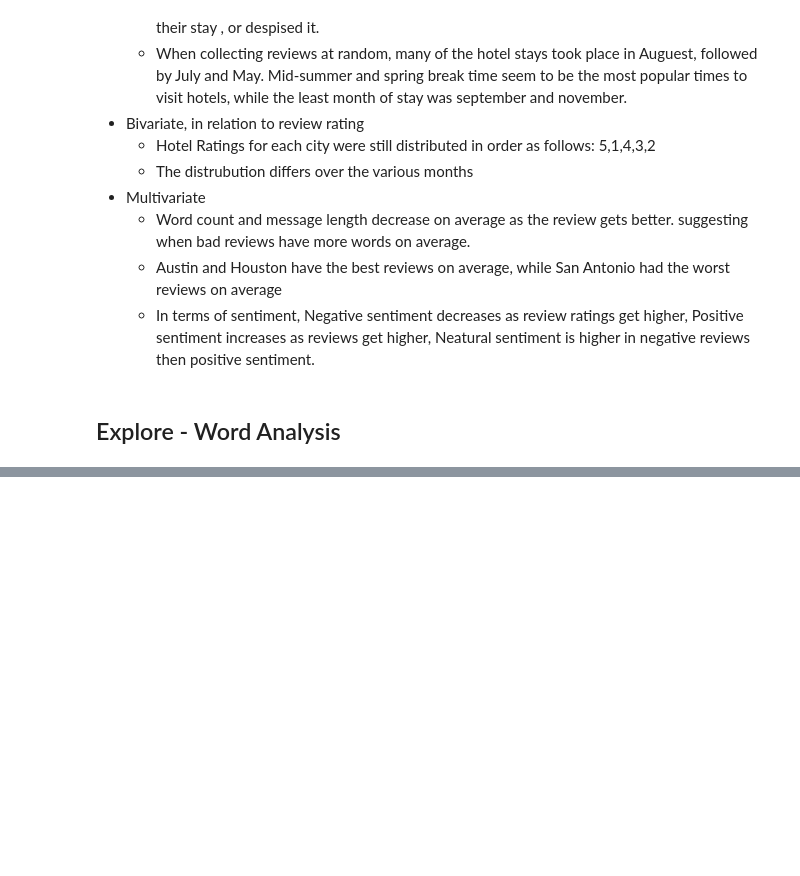
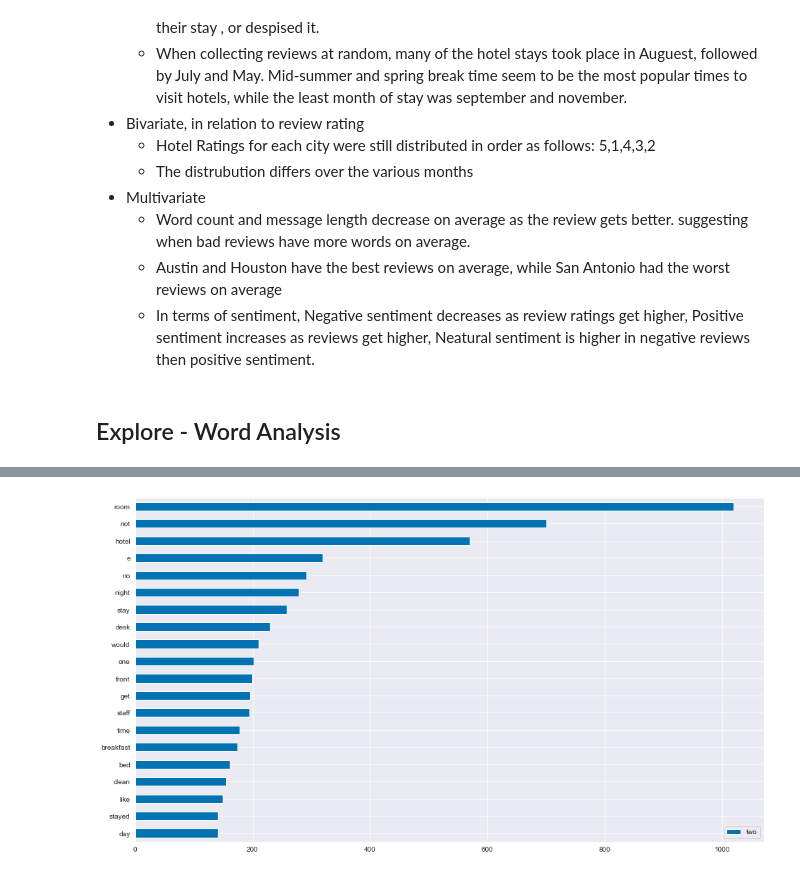
Before and after one commit to carterrxavier/Project_Rate_my_review, a Jupyter notebook: initial_notebook.ipynb, the cells around one changed output, grey strips where cells are left out. Drawn from its saved outputs; the diff is of its cells as text; code cells hidden in the pictures; blank space fills up the shorter version.

```diff
--- a/initial_notebook.ipynb
+++ b/initial_notebook.ipynb
@@ -305,0 +323,4 @@ Length: 16678, dtype: int64
+# %%
+show_distributions(word_table, 'two')
+# %% [output]
+[figure, added]
```
Also changed, not shown: parts of 22 cells of this notebook, 1 other file.
